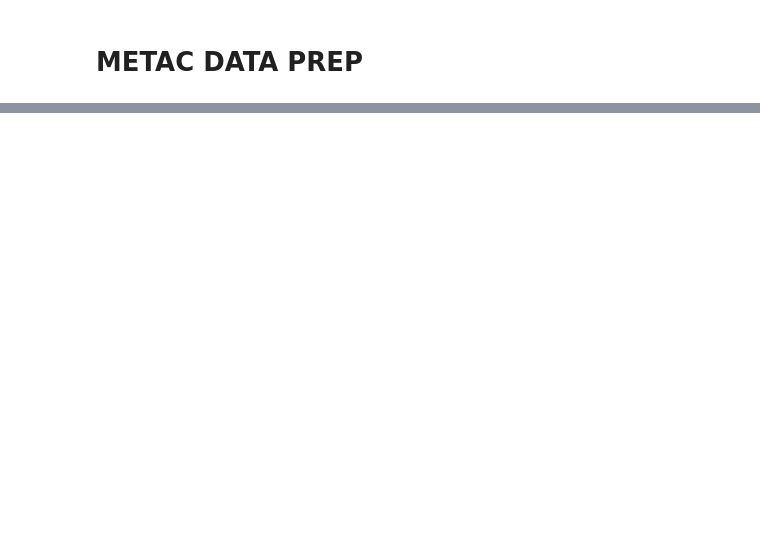
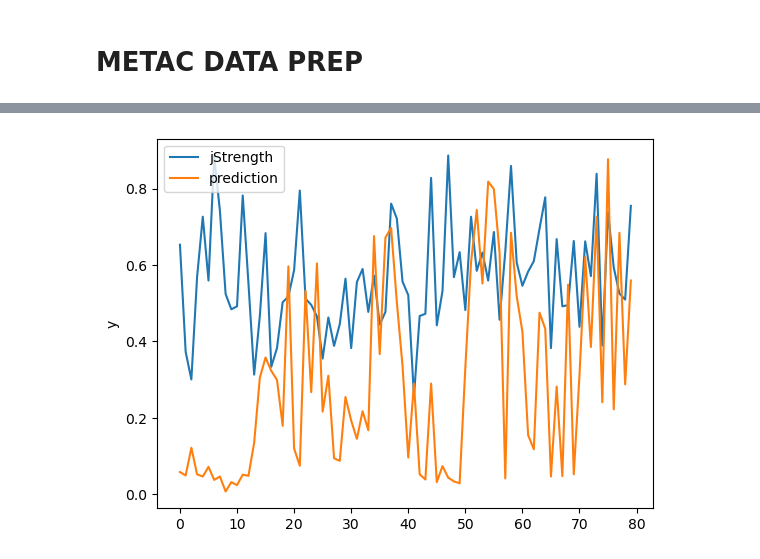
Before and after one commit to alexjhess/metac-data-prep, a Jupyter notebook: main.ipynb, the cells around one changed output, grey strips where cells are left out. Saved outputs shown, nothing was run; the diff lists cells and outputs as text; code cells hidden in the pictures; blank space fills up the shorter version.

```diff
--- a/main.ipynb
+++ b/main.ipynb
@@ -63,0 +163,10 @@ df
+# %%
+# sub (column idx 1)
+idx = 4
+plt.plot(d[:,5][d[:,11]==idx])
+plt.plot(d[:,7][d[:,11]==idx])
+plt.ylabel('y')
+plt.legend(['jStrength', 'prediction'])
+plt.show()
+# %% [output]
+[figure, added]
```
Also changed, not shown: parts of 13 cells of this notebook.
